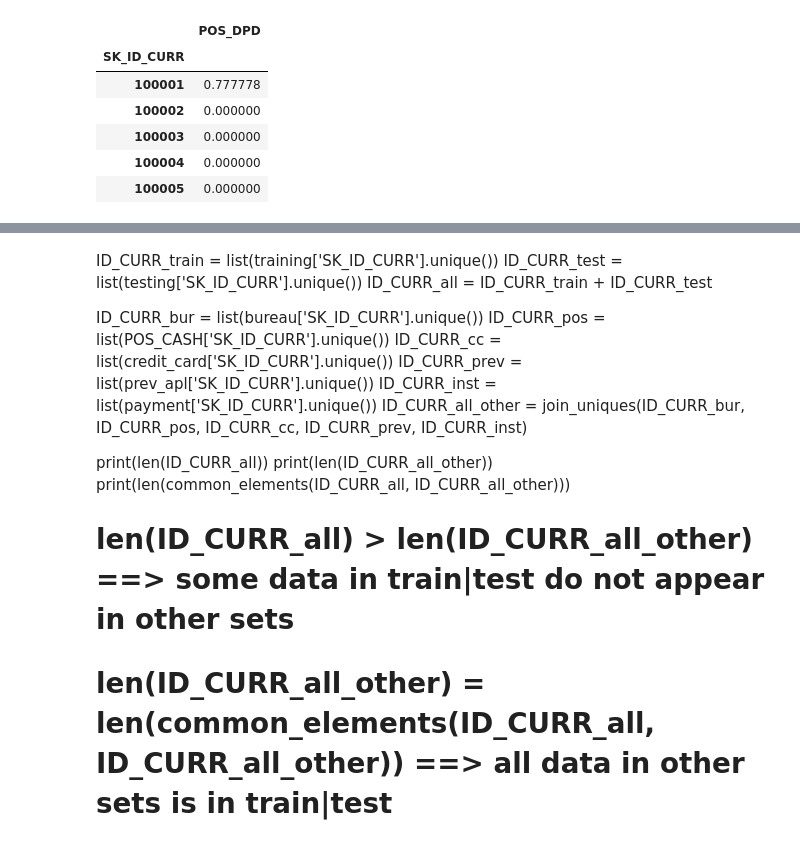
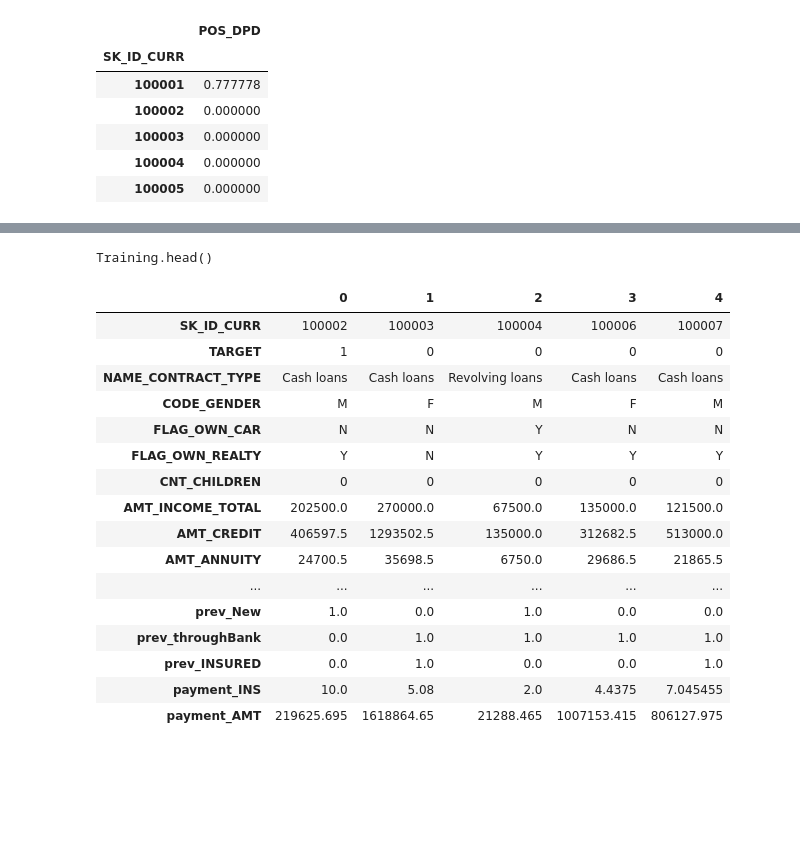
Before and after one commit to huanrafa/ProjectPracticing, a Jupyter notebook: 2023_11(2) Home Credit Default Risk/HomeCredit.ipynb, the cells around one changed output, grey strips where cells are left out. Saved outputs shown, nothing was run; the diff lists cells and outputs as text; code cells hidden in the pictures; blank space fills up the shorter version.

```diff
--- a/2023_11(2) Home Credit Default Risk/HomeCredit.ipynb
+++ b/2023_11(2) Home Credit Default Risk/HomeCredit.ipynb
@@ -1211,3 +1223,23 @@ prev_apl
+# %%
+prev_bank = pd.DataFrame(prev_apl.groupby('SK_ID_CURR')['prev_throughBank'].any().astype(int))
+
+training = training.merge(prev_bank, on='SK_ID_CURR', how='left')
+testing = testing.merge(prev_bank, on='SK_ID_CURR', how='left')
+
+training['prev_throughBank'] = training['prev_throughBank'].astype(object)
+testing['prev_throughBank'] = testing['prev_throughBank'].astype(object)
+
+# Now both training and testing have column "prev_throughBank"
+# %%
+prev_insured = pd.DataFrame(prev_apl.groupby('SK_ID_CURR')['prev_INSURED'].any().astype(int))
+
+training = training.merge(prev_insured, on='SK_ID_CURR', how='left')
+testing = testing.merge(prev_insured, on='SK_ID_CURR', how='left')
+
+training['prev_INSURED'] = training['prev_INSURED'].astype(object)
+testing['prev_INSURED'] = testing['prev_INSURED'].astype(object)
+
+# Now both training and testing have column "prev_INSURED"
 # %%
 # Now it's "payment" turn:
 
@@ -1220,3 +1252,11 @@ payment
 
 # Mean of "NUM_INSTALMENT_NUMBER"
 # Sum of "AMT_PAYMENT"
+
+payment_ins = pd.DataFrame(payment.groupby('SK_ID_CURR')['NUM_INSTALMENT_NUMBER'].mean())
+payment_ins.rename(columns={'NUM_INSTALMENT_NUMBER': 'payment_INS'}, inplace=True)
+
+training = training.merge(payment_ins, on='SK_ID_CURR', how='left')
+testing = testing.merge(payment_ins, on='SK_ID_CURR', how='left')
+
+# Now both training and testing have column "payment_INS"
@@ -1237,18 +1263,30 @@ payment
-# %% [markdown]
-ID_CURR_train = list(training['SK_ID_CURR'].unique())
-ID_CURR_test = list(testing['SK_ID_CURR'].unique())
-ID_CURR_all = ID_CURR_train + ID_CURR_test
-
-ID_CURR_bur = list(bureau['SK_ID_CURR'].unique())
-ID_CURR_pos = list(POS_CASH['SK_ID_CURR'].unique())
-ID_CURR_cc = list(credit_card['SK_ID_CURR'].unique())
-ID_CURR_prev = list(prev_apl['SK_ID_CURR'].unique())
-ID_CURR_inst = list(payment['SK_ID_CURR'].unique())
-ID_CURR_all_other = join_uniques(ID_CURR_bur, ID_CURR_pos, ID_CURR_cc, ID_CURR_prev, ID_CURR_inst)
-
-print(len(ID_CURR_all))
-print(len(ID_CURR_all_other))
-print(len(common_elements(ID_CURR_all, ID_CURR_all_other)))
-
-# len(ID_CURR_all) > len(ID_CURR_all_other)                                         ==> some data in train|test do not appear in other sets
-# len(ID_CURR_all_other) = len(common_elements(ID_CURR_all, ID_CURR_all_other))     ==> all data in other sets is in train|test
+# %%
+payment_amt = pd.DataFrame(payment.groupby('SK_ID_CURR')['AMT_PAYMENT'].sum())
+payment_amt.rename(columns={'AMT_PAYMENT': 'payment_AMT'}, inplace=True)
+
+training = training.merge(payment_amt, on='SK_ID_CURR', how='left')
+testing = testing.merge(payment_amt, on='SK_ID_CURR', how='left')
+
+# Now both training and testing have column "payment_AMT"
+# %%
+scroll_training = create_scrollable_table(training.head().T, 'training', 'Training.head()')
+display(HTML(scroll_training))
+# %% [output]
+Training.head()
+|  | 0 | 1 | 2 | 3 | 4 |
+| SK_ID_CURR | 100002 | 100003 | 100004 | 100006 | 100007 |
+| TARGET | 1 | 0 | 0 | 0 | 0 |
+| NAME_CONTRACT_TYPE | Cash loans | Cash loans | Revolving loans | Cash loans | Cash loans |
+| CODE_GENDER | M | F | M | F | M |
+| FLAG_OWN_CAR | N | N | Y | N | N |
+| FLAG_OWN_REALTY | Y | N | Y | Y | Y |
+| CNT_CHILDREN | 0 | 0 | 0 | 0 | 0 |
+| AMT_INCOME_TOTAL | 202500.0 | 270000.0 | 67500.0 | 135000.0 | 121500.0 |
+| AMT_CREDIT | 406597.5 | 1293502.5 | 135000.0 | 312682.5 | 513000.0 |
+| AMT_ANNUITY | 24700.5 | 35698.5 | 6750.0 | 29686.5 | 21865.5 |
+| ... | ... | ... | ... | ... | ... |
+| prev_New | 1.0 | 0.0 | 1.0 | 0.0 | 0.0 |
+| prev_throughBank | 0.0 | 1.0 | 1.0 | 1.0 | 1.0 |
+| prev_INSURED | 0.0 | 1.0 | 0.0 | 0.0 | 1.0 |
+| payment_INS | 10.0 | 5.08 | 2.0 | 4.4375 | 7.045455 |
+| payment_AMT | 219625.695 | 1618864.65 | 21288.465 | 1007153.415 | 806127.975 |
```
Also changed, not shown: parts of 5 cells of this notebook.
